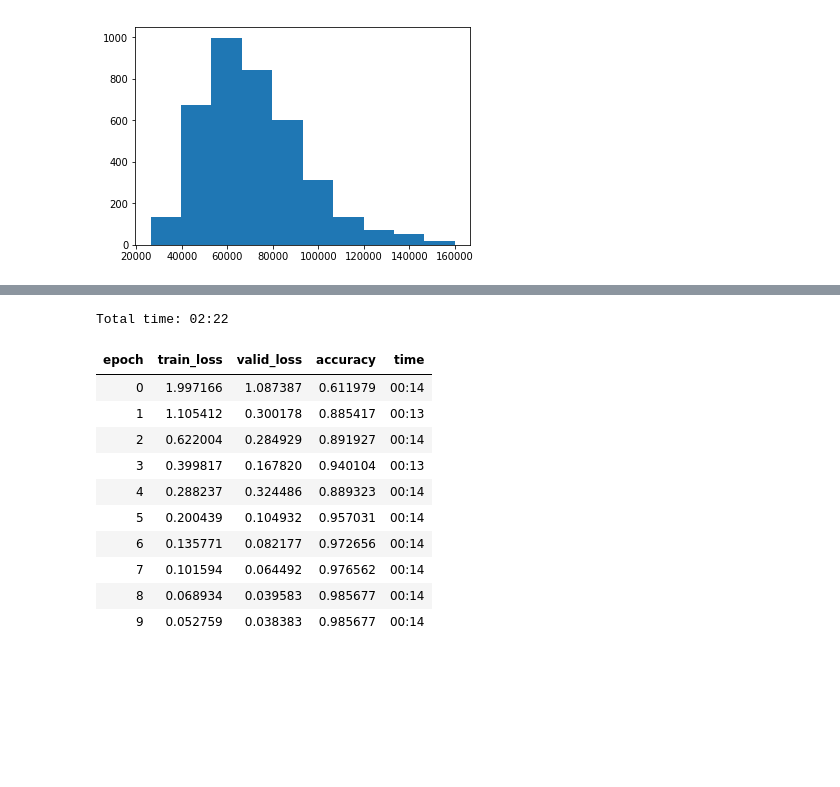
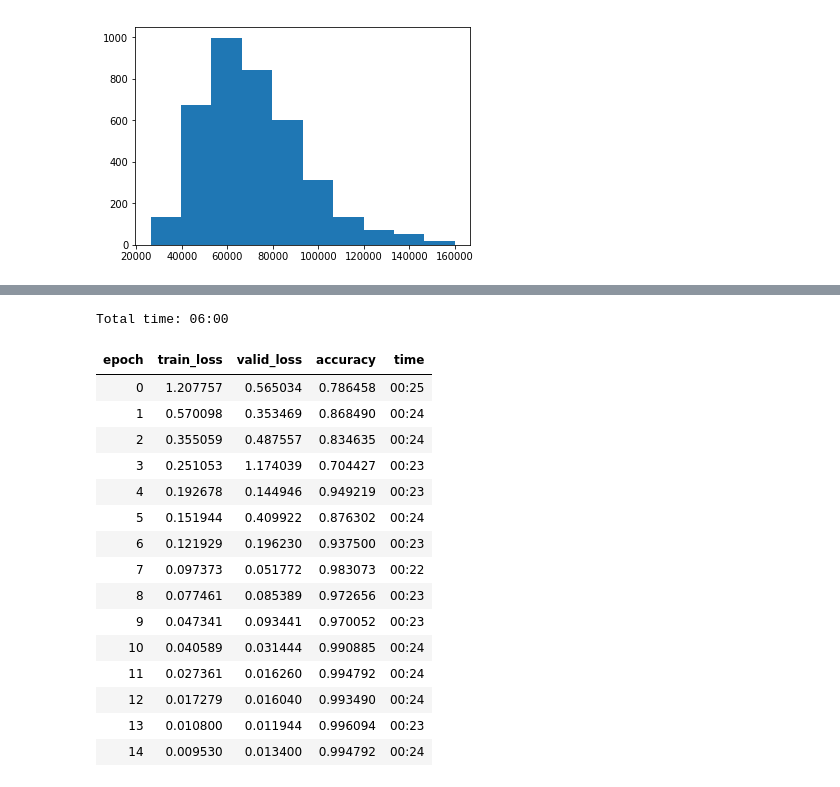
Before and after one commit to fastaudio/fastai_audio, a Jupyter notebook: Shifting.ipynb, the cells around one changed output, grey strips where cells are left out. Drawn from its saved outputs; the diff is of its cells as text; code cells hidden in the pictures; blank space fills up the shorter version.

```diff
--- a/Shifting.ipynb
+++ b/Shifting.ipynb
@@ -48,7 +48,7 @@ def make_learner(data):
 # %%
 ## Regex to get the speaker ID in our file name (our label)
 label_pattern = r'_([mf]\d+)_'
-bs = 50
+bs = 55
 label_data = (audios
         .split_by_rand_pct(0.2, seed=2)
         .label_from_re(label_pattern)
@@ -64,7 +64,8 @@ def tfms_sr(resample_rate):
                             pad_with_silence=False,
                             pitch_warp=False,
                             down_and_up=False,
-                            shift_max_pct=.6
+                            shift_max_pct=.6,
+                            to_db_scale=True,
     )
 # %%
 tfms = tfms_sr(None)
@@ -85,15 +86,20 @@ LR Finder is complete, type {learner_name}.recorder.plot() to see the graph.
 # %%
-learn.fit_one_cycle(10, slice(1e-4, 1e-3))
+learn.fit_one_cycle(15, slice(1e-4, 4e-3))
 # %% [output]
-Total time: 02:22
+Total time: 06:00
 | epoch | train_loss | valid_loss | accuracy | time |
-| 0 | 1.997166 | 1.087387 | 0.611979 | 00:14 |
-| 1 | 1.105412 | 0.300178 | 0.885417 | 00:13 |
-| 2 | 0.622004 | 0.284929 | 0.891927 | 00:14 |
-| 3 | 0.399817 | 0.167820 | 0.940104 | 00:13 |
-| 4 | 0.288237 | 0.324486 | 0.889323 | 00:14 |
-| 5 | 0.200439 | 0.104932 | 0.957031 | 00:14 |
-| 6 | 0.135771 | 0.082177 | 0.972656 | 00:14 |
-| 7 | 0.101594 | 0.064492 | 0.976562 | 00:14 |
-| 8 | 0.068934 | 0.039583 | 0.985677 | 00:14 |
-| 9 | 0.052759 | 0.038383 | 0.985677 | 00:14 |
+| 0 | 1.207757 | 0.565034 | 0.786458 | 00:25 |
+| 1 | 0.570098 | 0.353469 | 0.868490 | 00:24 |
+| 2 | 0.355059 | 0.487557 | 0.834635 | 00:24 |
+| 3 | 0.251053 | 1.174039 | 0.704427 | 00:23 |
+| 4 | 0.192678 | 0.144946 | 0.949219 | 00:23 |
+| 5 | 0.151944 | 0.409922 | 0.876302 | 00:24 |
+| 6 | 0.121929 | 0.196230 | 0.937500 | 00:23 |
+| 7 | 0.097373 | 0.051772 | 0.983073 | 00:22 |
+| 8 | 0.077461 | 0.085389 | 0.972656 | 00:23 |
+| 9 | 0.047341 | 0.093441 | 0.970052 | 00:23 |
+| 10 | 0.040589 | 0.031444 | 0.990885 | 00:24 |
+| 11 | 0.027361 | 0.016260 | 0.994792 | 00:24 |
+| 12 | 0.017279 | 0.016040 | 0.993490 | 00:24 |
+| 13 | 0.010800 | 0.011944 | 0.996094 | 00:23 |
+| 14 | 0.009530 | 0.013400 | 0.994792 | 00:24 |
```
Also changed, not shown: parts of 5 cells of this notebook.
